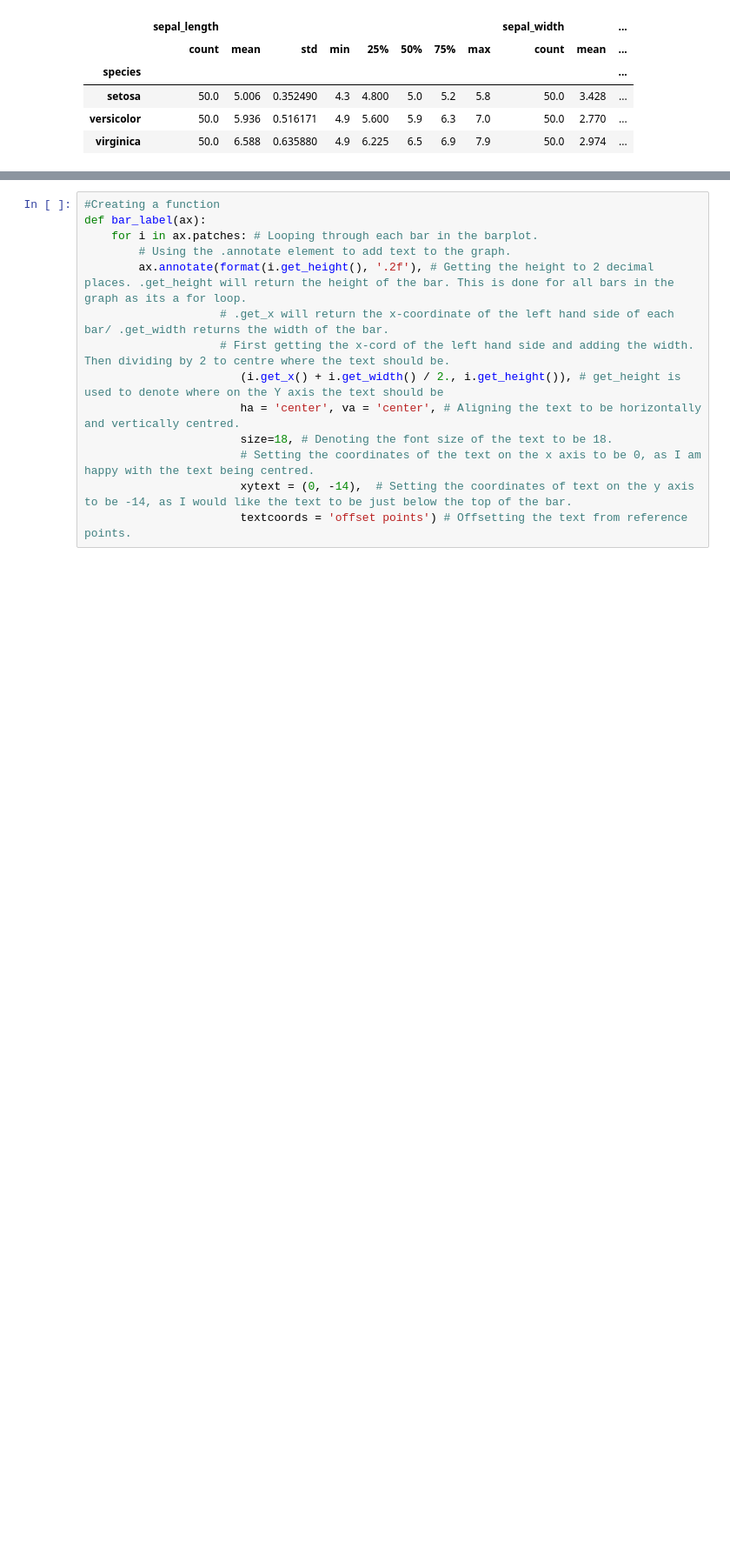
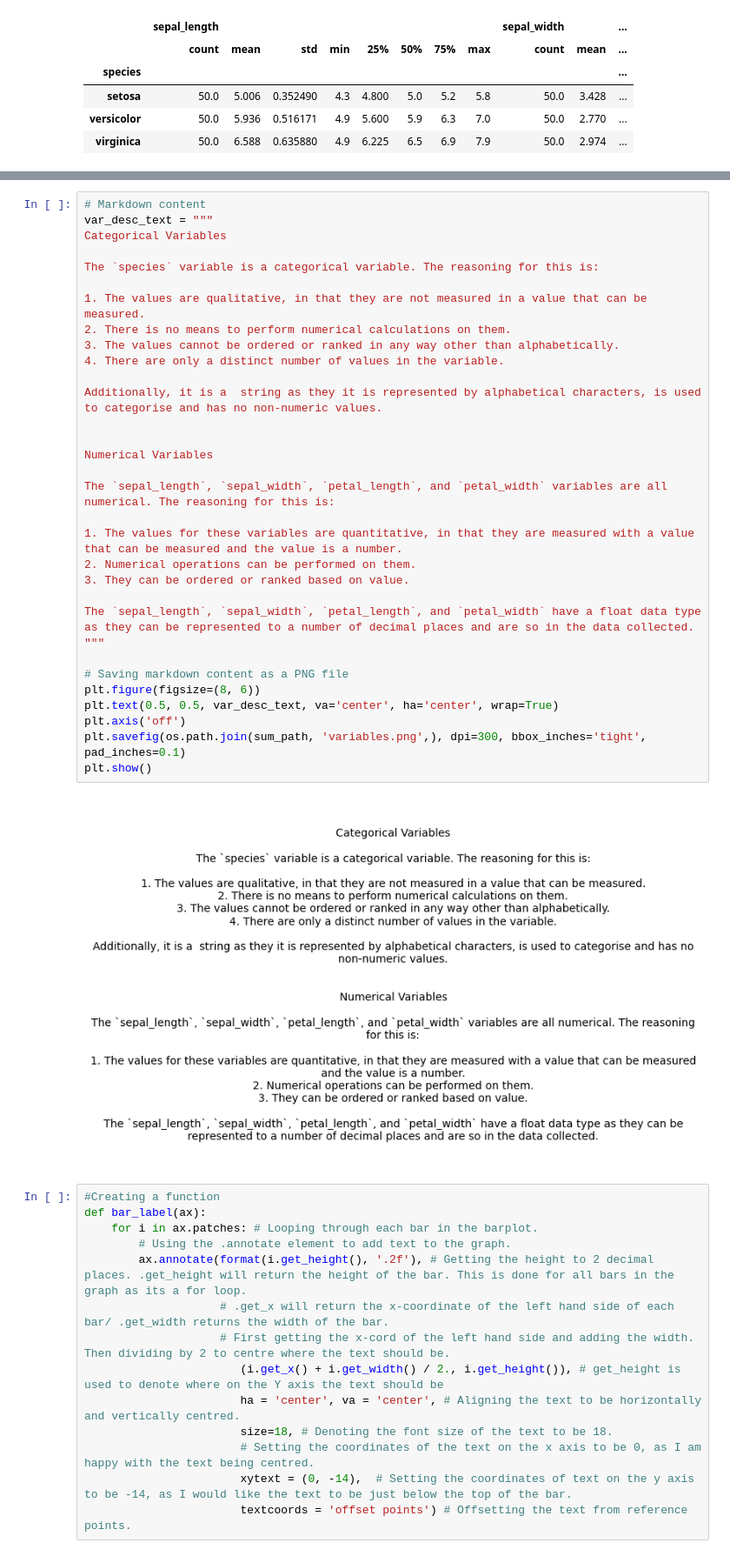
Before and after one commit to FDEgan/Iris_Project, a Jupyter notebook: Analysis.ipynb, the cells around one changed output, grey strips where cells are left out. Shown at 87% size. Cells and saved outputs as stored; diff of their text form; blank space fills up the shorter version.

```diff
--- a/Analysis.ipynb
+++ b/Analysis.ipynb
@@ -110,3 +257,37 @@ with open('species_summary_statistics.txt', 'w') as file:
+# %%
+# Markdown content
+var_desc_text = """
+Categorical Variables
+
+The `species` variable is a categorical variable. The reasoning for this is:
+
+1. The values are qualitative, in that they are not measured in a value that can be measured.
+2. There is no means to perform numerical calculations on them.
+3. The values cannot be ordered or ranked in any way other than alphabetically.
+4. There are only a distinct number of values in the variable.
+
+Additionally, it is a  string as they it is represented by alphabetical characters, is used to categorise and has no non-numeric values.
+
+
+Numerical Variables
+
+The `sepal_length`, `sepal_width`, `petal_length`, and `petal_width` variables are all numerical. The reasoning for this is:
+
+1. The values for these variables are quantitative, in that they are measured with a value that can be measured and the value is a number.
+2. Numerical operations can be performed on them.
+3. They can be ordered or ranked based on value.
+
+The `sepal_length`, `sepal_width`, `petal_length`, and `petal_width` have a float data type as they can be represented to a number of decimal places and are so in the data collected.
+"""
+
+# Saving markdown content as a PNG file
+plt.figure(figsize=(8, 6))
+plt.text(0.5, 0.5, var_desc_text, va='center', ha='center', wrap=True)
+plt.axis('off')
+plt.savefig(os.path.join(sum_path, 'variables.png',), dpi=300, bbox_inches='tight', pad_inches=0.1)
+plt.show()
+# %% [output]
+[figure, added]
 # %%
 #Creating a function
 def bar_label(ax):
```
Also changed, not shown: parts of 24 cells of this notebook, 7 other files.
